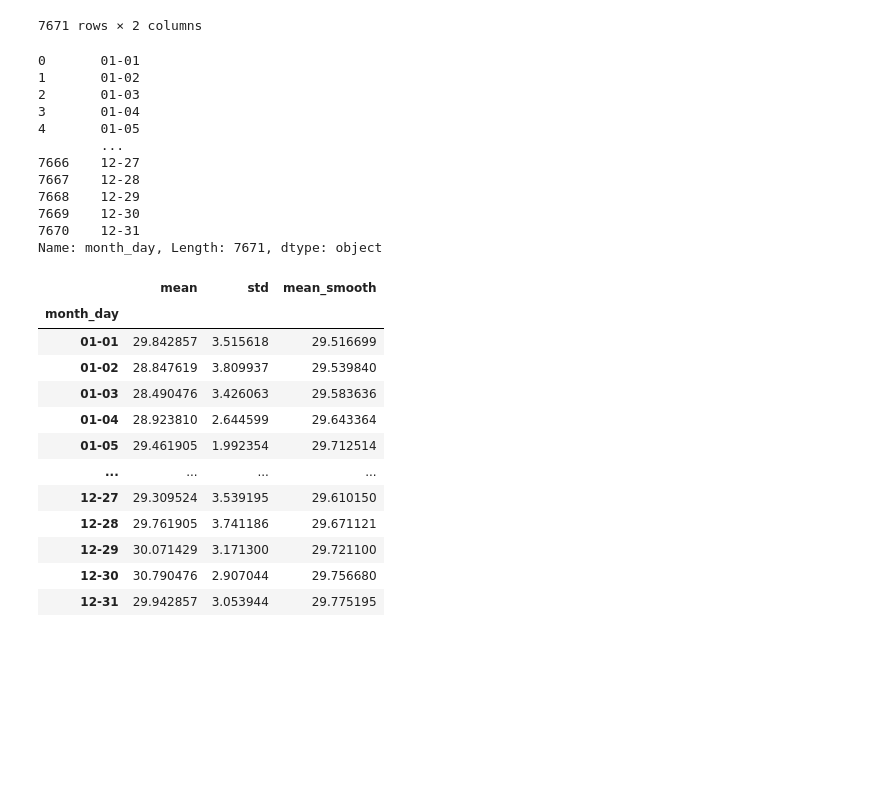
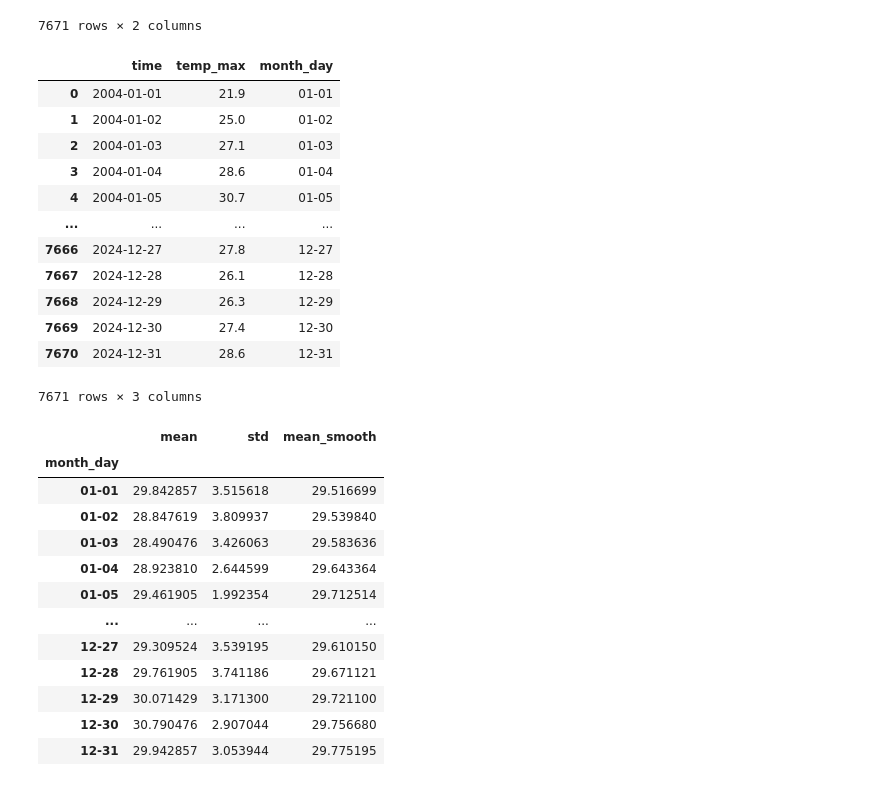
Before and after one commit to marcos1561/minicurso-analise-dados, a Jupyter notebook: exemplos/temperatura/temperatura.ipynb, the cells around one changed output. Cells and saved outputs as stored; diff of their text form; code cells hidden in the pictures; blank space fills up the shorter version.

```diff
--- a/exemplos/temperatura/temperatura.ipynb
+++ b/exemplos/temperatura/temperatura.ipynb
@@ -47,20 +51,21 @@ df
 7671 rows × 2 columns
 # %%
 df["month_day"] = df["time"].apply(lambda x: x.strftime("%m-%d"))
-df["month_day"]
+df
 # %% [output]
+|  | time | temp_max | month_day |
+| 0 | 2004-01-01 | 21.9 | 01-01 |
+| 1 | 2004-01-02 | 25.0 | 01-02 |
+| 2 | 2004-01-03 | 27.1 | 01-03 |
+| 3 | 2004-01-04 | 28.6 | 01-04 |
+| 4 | 2004-01-05 | 30.7 | 01-05 |
+| ... | ... | ... | ... |
+| 7666 | 2024-12-27 | 27.8 | 12-27 |
+| 7667 | 2024-12-28 | 26.1 | 12-28 |
+| 7668 | 2024-12-29 | 26.3 | 12-29 |
+| 7669 | 2024-12-30 | 27.4 | 12-30 |
+| 7670 | 2024-12-31 | 28.6 | 12-31 |
-0       01-01
-1       01-02
-2       01-03
-3       01-04
-4       01-05
-        ...
-7666    12-27
-7667    12-28
-7668    12-29
-7669    12-30
-7670    12-31
-Name: month_day, Length: 7671, dtype: object
+7671 rows × 3 columns
 # %%
 from scipy.ndimage import gaussian_filter1d
 
```
Also changed, not shown: parts of 6 cells of this notebook, 2 other files.
